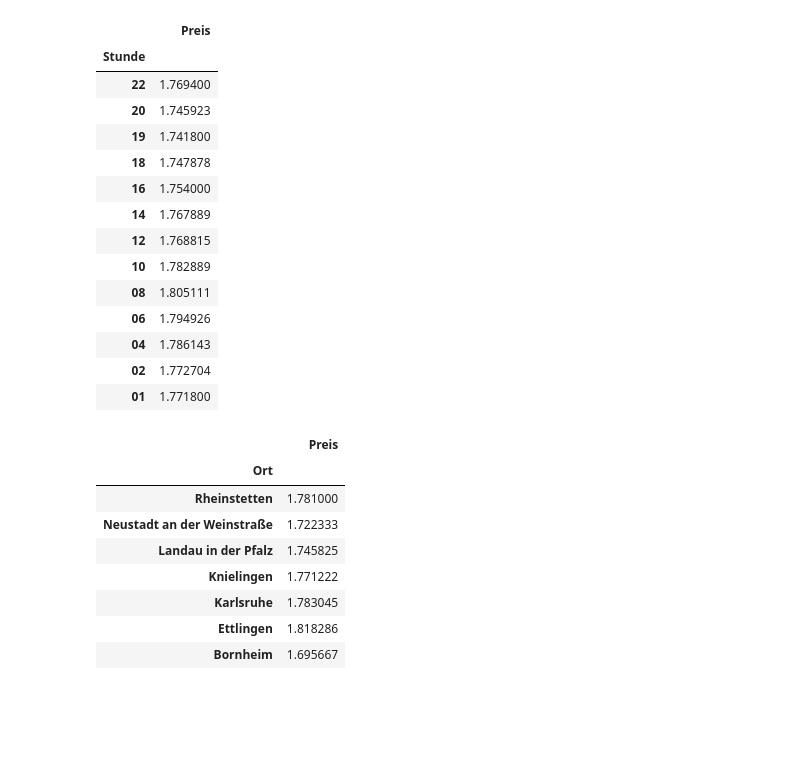
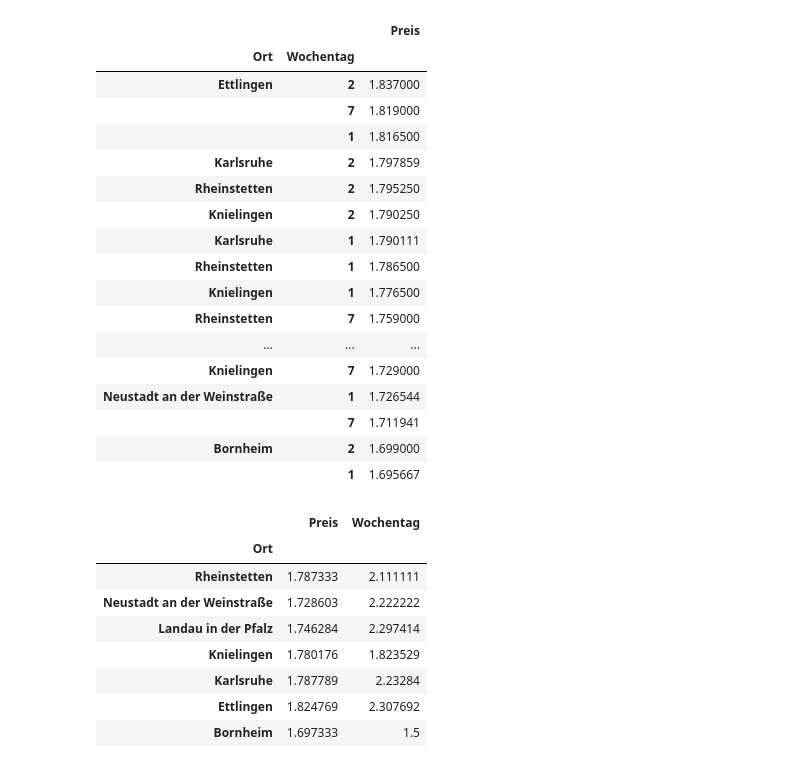
Before and after one commit to Sebbo28/SpritpreisFinder, a Jupyter notebook: analytics/first_version.ipynb, the cells around one changed output. Saved outputs shown, nothing was run; the diff lists cells and outputs as text; code cells hidden in the pictures; blank space fills up the shorter version.

```diff
--- a/analytics/first_version.ipynb
+++ b/analytics/first_version.ipynb
@@ -14,6 +20,8 @@ df.head()
 df[["PLZ","Ort"]] = df["Ort_PLZ"].str.split(' ',1, expand =True)
 df['Zeit'] = df['Uhrzeit'].str.split(' ').str[1]
 df[["Stunde","Minute","Sekunde"]] = df["Zeit"].str.split(':',2, expand =True)
+df['Uhrzeit'] = pd.to_datetime(df['Uhrzeit'])
+df['Wochentag'] = df['Uhrzeit'].dt.isocalendar().day
 df.head()
 # %% [output]
 |  | Uhrzeit | Datum | Region | Strasse | Ort_PLZ | Tankstelle | Preis | PLZ | Ort | Zeit | Stunde | ... |
@@ -23,33 +31,36 @@ df.head()
 | 3 | 2023-07-02 19:25:32 | 2023-07-02 | 76135+Karlsruhe%2FBeiertheim | Fettweisstr. 8 | 76189 Karlsruhe | bft | 1.719 | 76189 | Karlsruhe | 19:25:32 | 19 | ... |
 | 4 | 2023-07-02 19:25:32 | 2023-07-02 | 76135+Karlsruhe%2FBeiertheim | Waldhorn Str. 14-16 | 76137 Karlsruhe | ZG Raiffeisen Energie | 1.719 | 76137 | Karlsruhe | 19:25:32 | 19 | ... |
 # %%
-df.groupby(by=["Stunde"]).mean().sort_values(by = 'Stunde', ascending= False)
+df.groupby(by=["Ort","Wochentag"]).mean().sort_values(by = 'Preis', ascending= False)
 # %% [output]
-|  | Preis |
-| Stunde |  |
-| 22 | 1.769400 |
-| 20 | 1.745923 |
-| 19 | 1.741800 |
-| 18 | 1.747878 |
-| 16 | 1.754000 |
-| 14 | 1.767889 |
-| 12 | 1.768815 |
-| 10 | 1.782889 |
-| 08 | 1.805111 |
-| 06 | 1.794926 |
-| 04 | 1.786143 |
-| 02 | 1.772704 |
-| 01 | 1.771800 |
+|  |  | Preis |
+| Ort | Wochentag |  |
+| Ettlingen | 2 | 1.837000 |
+|  | 7 | 1.819000 |
+|  | 1 | 1.816500 |
+| Karlsruhe | 2 | 1.797859 |
+| Rheinstetten | 2 | 1.795250 |
+| Knielingen | 2 | 1.790250 |
+| Karlsruhe | 1 | 1.790111 |
+| Rheinstetten | 1 | 1.786500 |
+| Knielingen | 1 | 1.776500 |
+| Rheinstetten | 7 | 1.759000 |
+| ... | ... | ... |
+| Knielingen | 7 | 1.729000 |
+| Neustadt an der Weinstraße | 1 | 1.726544 |
+|  | 7 | 1.711941 |
+| Bornheim | 2 | 1.699000 |
+|  | 1 | 1.695667 |
 # %%
 df.groupby(by=["Ort"]).mean().sort_values(by = 'Ort', ascending= False)
 # %% [output]
-|  | Preis |
-| Ort |  |
-| Rheinstetten | 1.781000 |
-| Neustadt an der Weinstraße | 1.722333 |
-| Landau in der Pfalz | 1.745825 |
-| Knielingen | 1.771222 |
-| Karlsruhe | 1.783045 |
-| Ettlingen | 1.818286 |
-| Bornheim | 1.695667 |
+|  | Preis | Wochentag |
+| Ort |  |  |
+| Rheinstetten | 1.787333 | 2.111111 |
+| Neustadt an der Weinstraße | 1.728603 | 2.222222 |
+| Landau in der Pfalz | 1.746284 | 2.297414 |
+| Knielingen | 1.780176 | 1.823529 |
+| Karlsruhe | 1.787789 | 2.23284 |
+| Ettlingen | 1.824769 | 2.307692 |
+| Bornheim | 1.697333 | 1.5 |
 # %%
```
Also changed, not shown: parts of 8 cells of this notebook.
